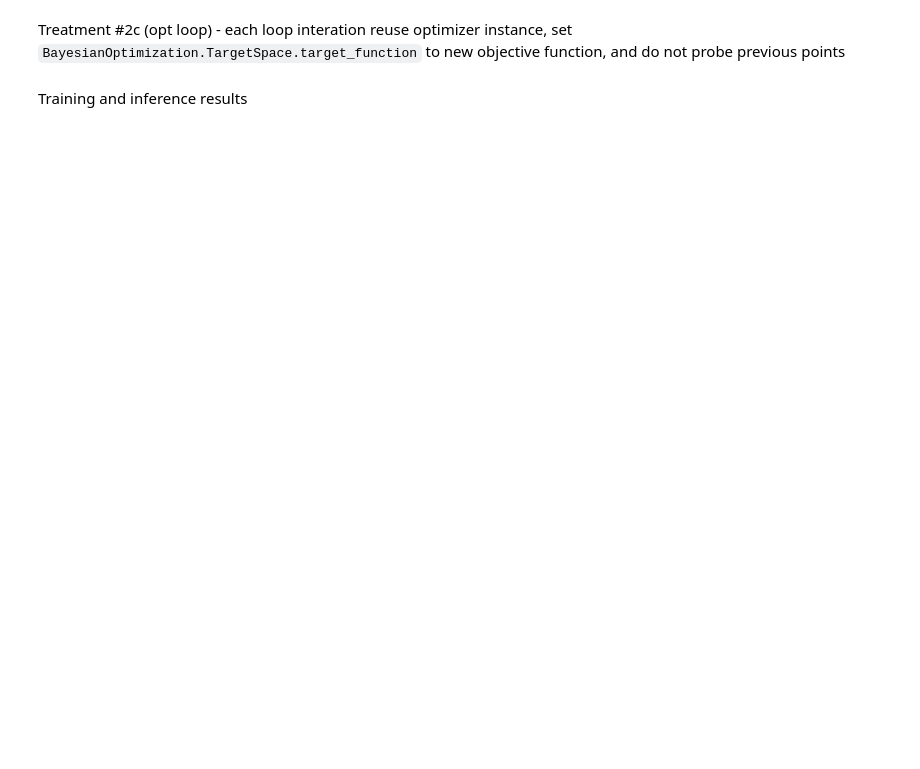
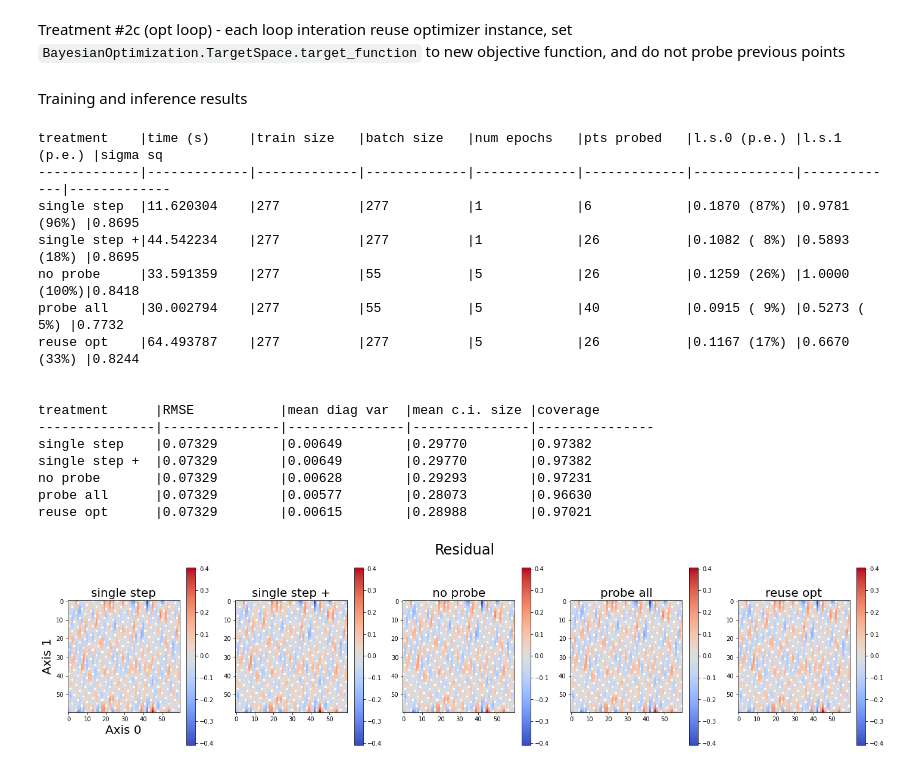
Before and after one commit to LLNL/MuyGPyS, a Jupyter notebook: experimental/anisotropic_2D_with_opt_loop.ipynb, the cells around one changed output. Saved outputs shown, nothing was run; the diff lists cells and outputs as text; code cells hidden in the pictures; blank space fills up the shorter version.

Commit message:
Added another treatment single step + that computes an equal number of explore and exploit points

```diff
--- a/experimental/anisotropic_2D_with_opt_loop.ipynb
+++ b/experimental/anisotropic_2D_with_opt_loop.ipynb
@@ -296,33 +339,49 @@ Training and inference results
 max_len = max(len(header) for header in train_table[0])
 sep = "-" * max_len
 for row in train_table:
     print("|".join(header.ljust(max_len) for header in row))
     if row == train_table[0]:
         print("|".join(sep for _ in row))
 print("\n")
 max_len = max(len(header) for header in inference_table[0])
 sep = "-" * max_len
 for row in inference_table:
     print("|".join(header.ljust(max_len) for header in row))
     if row == inference_table[0]:
         print("|".join(sep for _ in row))
 
 test_im = np.zeros(sampler.data_count)
 test_im[sampler._test_mask(), None] = test_responses
 pred_im = np.zeros(sampler.data_count)
-fig, axes = plt.subplots(1, 4, figsize=(20, 5))
-
+fig, axes = plt.subplots(1, 5, figsize=(20, 5))
 for index, results in enumerate(inference_data):
     predictions = results[0]
     pred_im[sampler._test_mask(), None] = predictions
     resl_im = test_im - pred_im
     resl_im[sampler._train_mask()] = -np.inf
     im = axes[index].imshow(sampler._make_im(resl_im), cmap="coolwarm")
     cb = fig.colorbar(im, ax=axes[index], orientation='vertical')
     axes[index].set_title(train_table[index + 1][0], fontsize=20)
-
 fig.suptitle("Residual", fontsize=24)
 axes[0].set_xlabel("Axis 0", fontsize=20)
 axes[0].set_ylabel("Axis 1", fontsize=20)
 plt.tight_layout()
 plt.show()
+# %% [output]
+treatment    |time (s)     |train size   |batch size   |num epochs   |pts probed   |l.s.0 (p.e.) |l.s.1 (p.e.) |sigma sq
+-------------|-------------|-------------|-------------|-------------|-------------|-------------|-------------|-------------
+single step  |11.620304    |277          |277          |1            |6            |0.1870 (87%) |0.9781 (96%) |0.8695
+single step +|44.542234    |277          |277          |1            |26           |0.1082 ( 8%) |0.5893 (18%) |0.8695
+no probe     |33.591359    |277          |55           |5            |26           |0.1259 (26%) |1.0000 (100%)|0.8418
+probe all    |30.002794    |277          |55           |5            |40           |0.0915 ( 9%) |0.5273 ( 5%) |0.7732
+reuse opt    |64.493787    |277          |277          |5            |26           |0.1167 (17%) |0.6670 (33%) |0.8244
+
+
+treatment      |RMSE           |mean diag var  |mean c.i. size |coverage
+---------------|---------------|---------------|---------------|---------------
+single step    |0.07329        |0.00649        |0.29770        |0.97382
+single step +  |0.07329        |0.00649        |0.29770        |0.97382
+no probe       |0.07329        |0.00628        |0.29293        |0.97231
+probe all      |0.07329        |0.00577        |0.28073        |0.96630
+reuse opt      |0.07329        |0.00615        |0.28988        |0.97021
+[figure, added]
```
Also changed, not shown: parts of 5 cells of this notebook.
